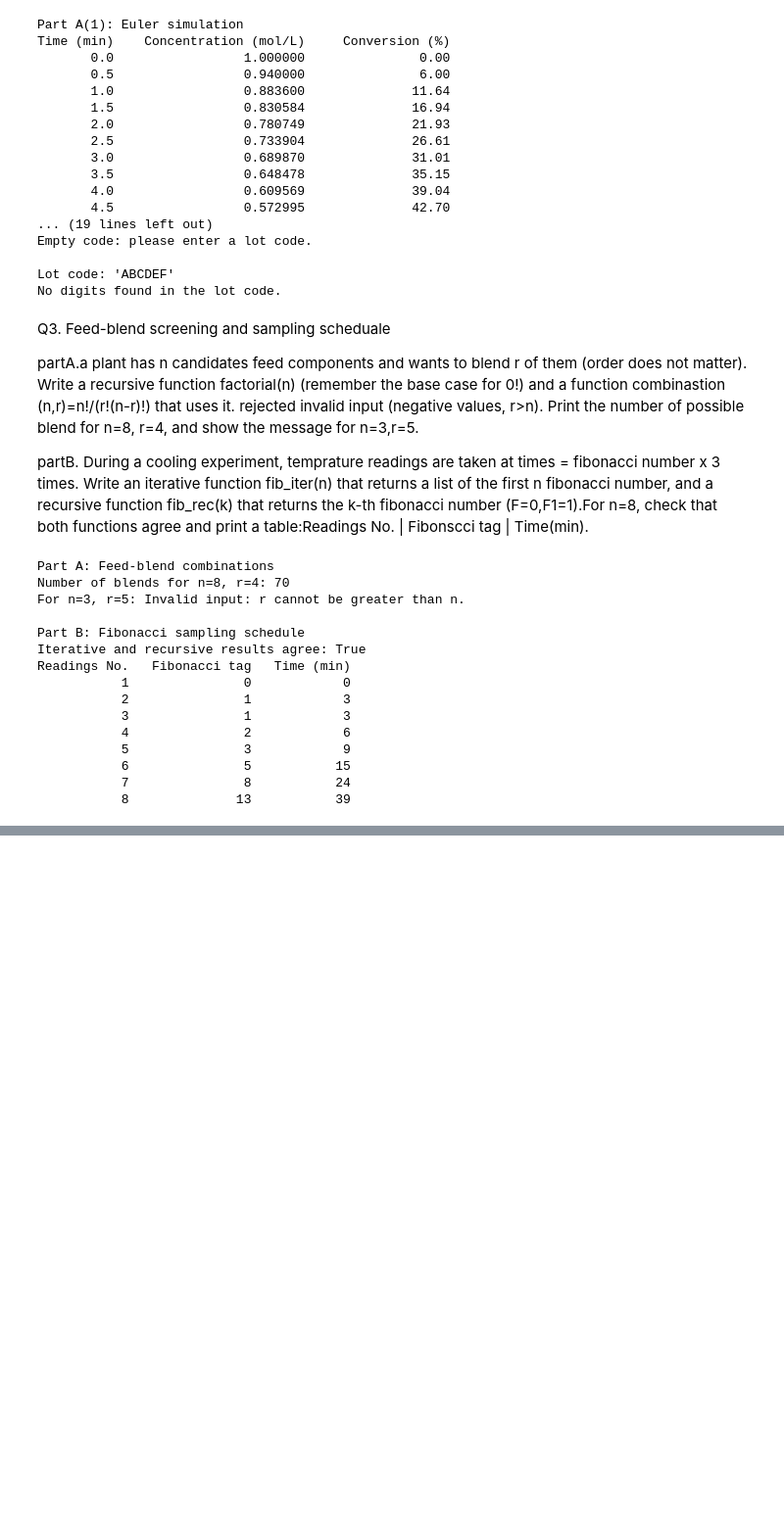
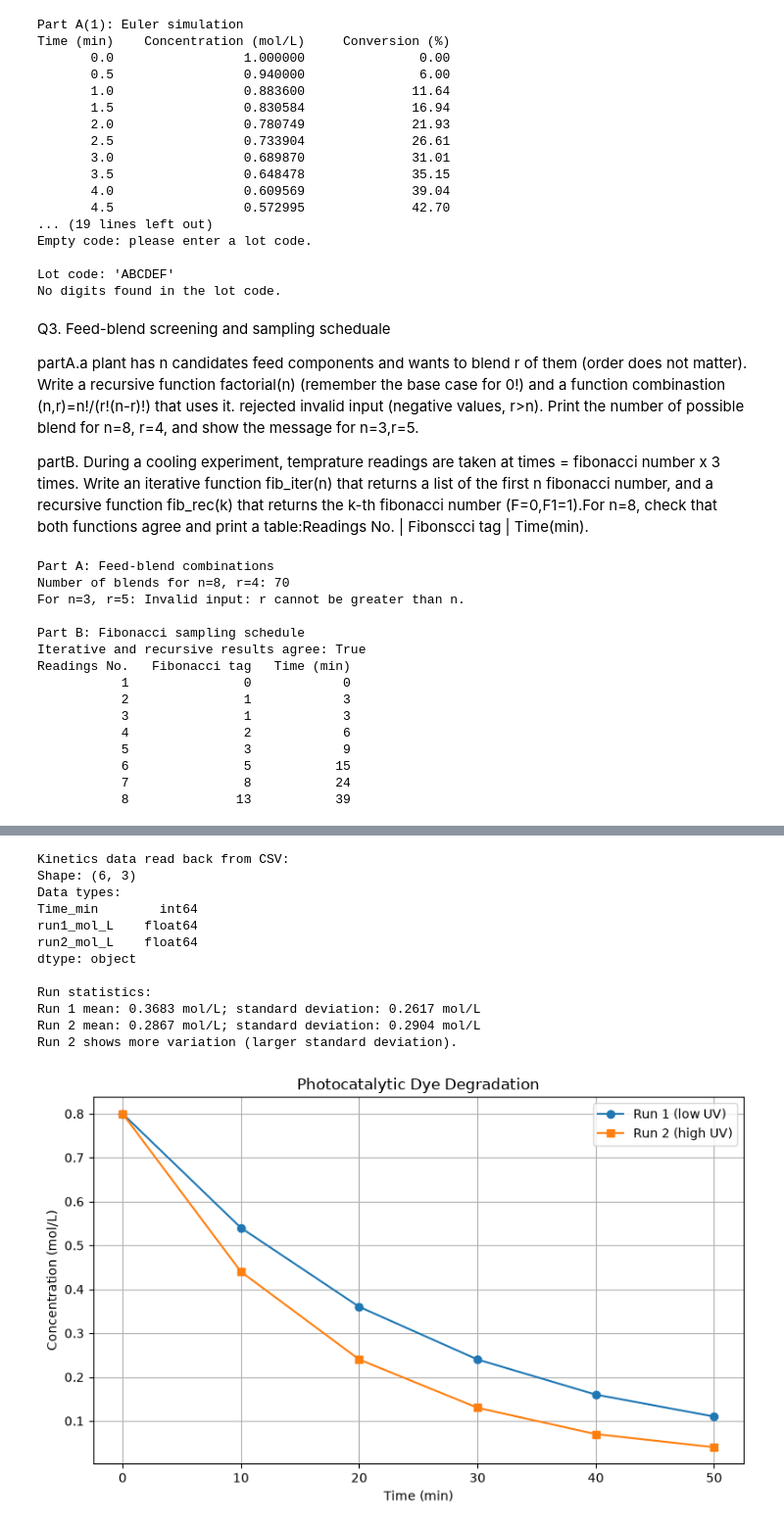
Before and after one commit to parthkatkar79-beep/CP_Practical, a Jupyter notebook: 20251001031 set c test.ipynb, the cells around one changed output, grey strips where cells are left out. Shown at 98% size. Drawn from its saved outputs; the diff is of its cells as text; code cells hidden in the pictures; blank space fills up the shorter version.

Commit message:
Add kinetics data in CSV and JSON formats
- Created kinetics.csv containing time and concentration data for two runs.
- Created kinetics.json with the same data structured in JSON format.

```diff
--- a/20251001031 set c test.ipynb
+++ b/20251001031 set c test.ipynb
@@ -293,0 +317,80 @@ Q4
+# %%
+import numpy as np
+import pandas as pd
+import matplotlib.pyplot as plt
+
+# Part A: Kinetics data, file output, and summary statistics.
+kinetics_df = pd.DataFrame({
+    "Time_min": [0, 10, 20, 30, 40, 50],
+    "run1_mol_L": [0.80, 0.54, 0.36, 0.24, 0.16, 0.11],
+    "run2_mol_L": [0.80, 0.44, 0.24, 0.13, 0.07, 0.04],
+})
+
+kinetics_df.to_csv("kinetics.csv", index=False)
+kinetics_df.to_json("kinetics.json", orient="records", indent=2)
+
+kinetics_from_csv = pd.read_csv("kinetics.csv")
+print("Kinetics data read back from CSV:")
+print("Shape:", kinetics_from_csv.shape)
+print("Data types:")
+print(kinetics_from_csv.dtypes)
+
+run1_mean = kinetics_from_csv["run1_mol_L"].mean()
+run1_std = kinetics_from_csv["run1_mol_L"].std()
+run2_mean = kinetics_from_csv["run2_mol_L"].mean()
+run2_std = kinetics_from_csv["run2_mol_L"].std()
+
+print("\nRun statistics:")
+print(f"Run 1 mean: {run1_mean:.4f} mol/L; standard deviation: {run1_std:.4f} mol/L")
+print(f"Run 2 mean: {run2_mean:.4f} mol/L; standard deviation: {run2_std:.4f} mol/L")
+if run1_std > run2_std:
+    print("Run 1 shows more variation (larger standard deviation).")
+elif run2_std > run1_std:
+    print("Run 2 shows more variation (larger standard deviation).")
+else:
+    print("Both runs show the same variation (equal standard deviations).")
+
+plt.figure(figsize=(8, 5))
+plt.plot(kinetics_from_csv["Time_min"], kinetics_from_csv["run1_mol_L"], marker="o", label="Run 1 (low UV)")
+plt.plot(kinetics_from_csv["Time_min"], kinetics_from_csv["run2_mol_L"], marker="s", label="Run 2 (high UV)")
+plt.title("Photocatalytic Dye Degradation")
+plt.xlabel("Time (min)")
+plt.ylabel("Concentration (mol/L)")
+plt.legend()
+plt.grid(True)
+plt.tight_layout()
+plt.show()
+
+# Part D: Pressure-volume data and the idealized reference curve.
+volume_l = np.array([2, 3, 4, 5, 6], dtype=float)
+pressure_bar = np.array([3.01, 1.98, 1.52, 1.19, 1.01], dtype=float)
+k_value = np.mean(pressure_bar * volume_l)
+reference_volumes = np.linspace(volume_l.min(), volume_l.max(), 100)
+reference_pressures = k_value / reference_volumes
+
+print(f"\nMean P x V constant, k: {k_value:.4f} bar·L")
+
+plt.figure(figsize=(8, 5))
+plt.scatter(volume_l, pressure_bar, label="Measured data", color="teal")
+plt.plot(reference_volumes, reference_pressures, label=f"Reference curve (k={k_value:.3f} bar·L)", color="darkorange")
+plt.title("Pressure vs. Volume at Constant Temperature")
+plt.xlabel("Volume (L)")
+plt.ylabel("Pressure (bar)")
+plt.legend()
+plt.grid(True)
+plt.tight_layout()
+plt.show()
+# %% [output]
+Kinetics data read back from CSV:
+Shape: (6, 3)
+Data types:
+Time_min        int64
+run1_mol_L    float64
+run2_mol_L    float64
+dtype: object
+
+Run statistics:
+Run 1 mean: 0.3683 mol/L; standard deviation: 0.2617 mol/L
+Run 2 mean: 0.2867 mol/L; standard deviation: 0.2904 mol/L
+Run 2 shows more variation (larger standard deviation).
+[figure, added]
```
Also changed, not shown: parts of 2 cells of this notebook, 2 other files.
